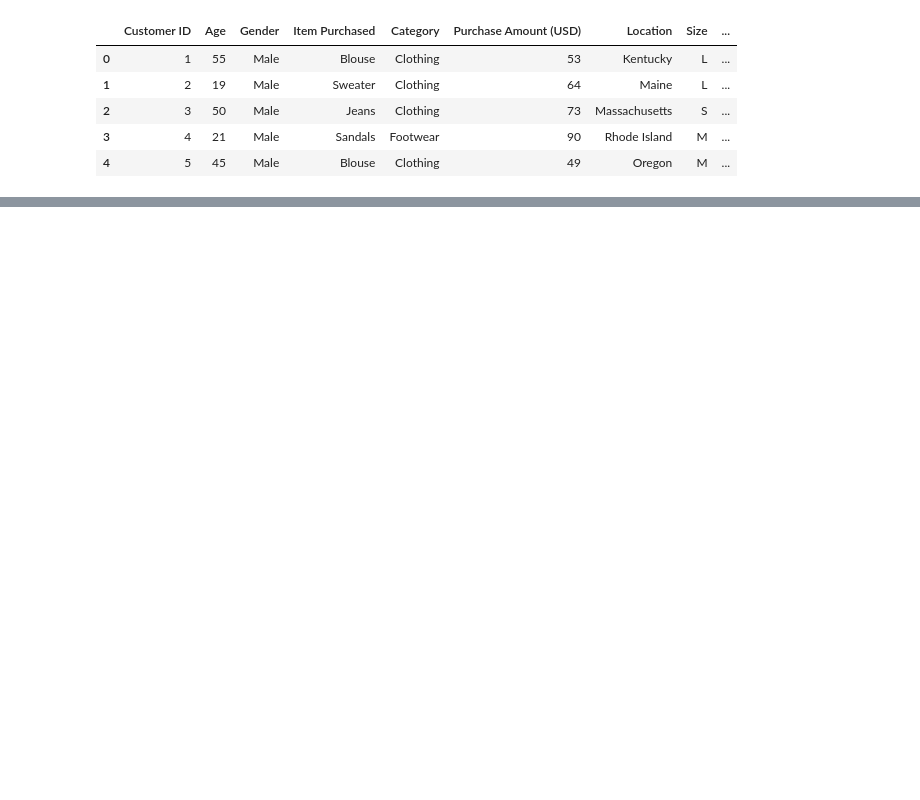
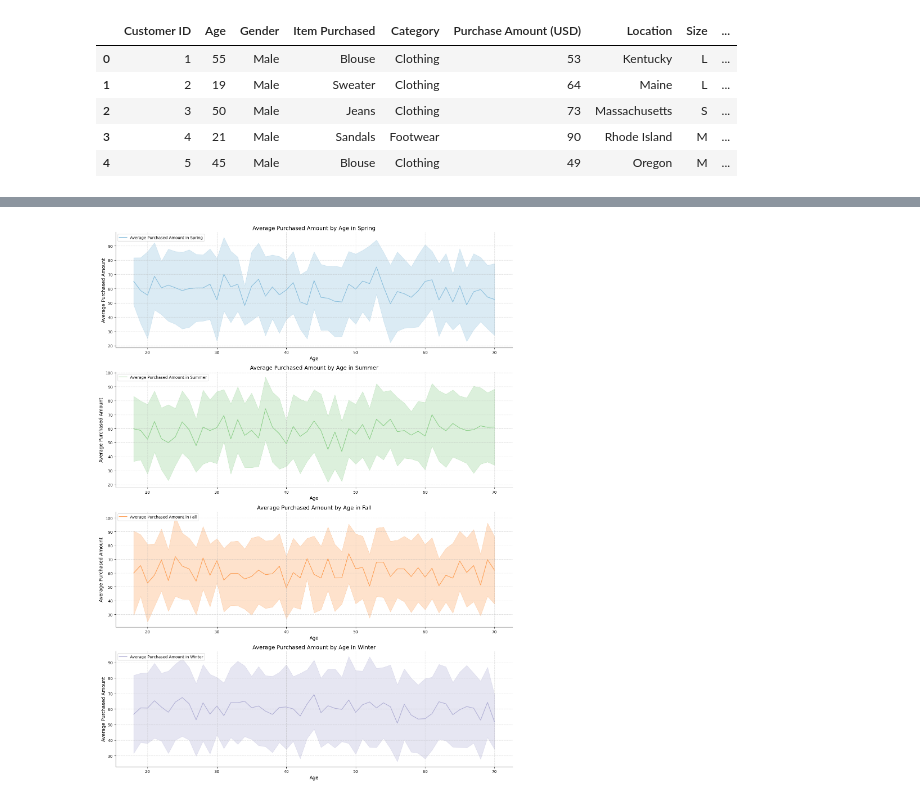
Before and after one commit to Gabeleo24/Customer-shopping-trends, a Jupyter notebook: CTPA.ipynb, the cells around one changed output, grey strips where cells are left out. Saved outputs shown, nothing was run; the diff lists cells and outputs as text; code cells hidden in the pictures; blank space fills up the shorter version.

```diff
--- a/CTPA.ipynb
+++ b/CTPA.ipynb
@@ -4,4 +4,7 @@ import numpy as np
 import matplotlib.pyplot as plt
 import seaborn as sns
 import os
-df = pd.read_csv('/Users/gabrielmancillas/Documents/GitHub/Customer-shopping-trends/shopping_trends.csv')
+
+df = pd.read_csv(
+    "/Users/gabrielmancillas/Documents/GitHub/Customer-shopping-trends/shopping_trends.csv"
+)
@@ -56,0 +199,77 @@ df.head()
+# %%
+# Python
+import matplotlib.pyplot as plt
+import seaborn as sns
+
+# Define the seasons
+Season = ["Spring", "Summer", "Fall", "Winter"]
+
+# Define color palettes for each season
+color_palettes = ["Blues", "Greens", "Oranges", "Purples"]
+
+# Create a figure with subplots for each season
+fig, axes = plt.subplots(nrows=len(Season), figsize=(15, 5 * len(Season)))
+
+# Check if we have a single season (and thus axes is not an array)
+if len(Season) == 1:
+    axes = [axes]
+
+# Loop through each season and create the plots
+for i, season in enumerate(Season):
+    # Filter the dataset for the given season
+    season_df = df[df["Season"] == season]
+
+    # Calculate the average purchased amount by age
+    avg_purchased_amount = season_df.groupby("Age")["Purchase Amount (USD)"].mean()
+
+    # Calculate the standard deviation of purchased amount by age
+    std_purchased_amount = season_df.groupby("Age")["Purchase Amount (USD)"].std()
+
+    # Create the line plot for average purchased amount by age with error bars
+    sns.lineplot(
+        x=avg_purchased_amount.index,
+        y=avg_purchased_amount.values,
+        ax=axes[i],
+        label=f"Average Purchased Amount in {season}",
+        color=sns.color_palette(color_palettes[i])[2],
+    )
+
+    # Add error bars
+    axes[i].fill_between(
+        avg_purchased_amount.index,
+        avg_purchased_amount.values - std_purchased_amount.values,
+        avg_purchased_amount.values + std_purchased_amount.values,
+        alpha=0.3,
+        color=sns.color_palette(color_palettes[i])[2],
+    )
+
+    # Add vertical lines on each '0' marker
+    for x, y in zip(avg_purchased_amount.index, avg_purchased_amount.values):
+        if y == 0:
+            axes[i].axvline(x=x, color="red", linestyle="--", alpha=0.5)
+
+    # Set titles and labels
+    axes[i].set_title(f"Average Purchased Amount by Age in {season}", fontsize=14)
+    axes[i].set_xlabel("Age", fontsize=12)
+    axes[i].set_ylabel("Average Purchased Amount", fontsize=12)
+
+    # Add a legend
+    axes[i].legend(loc="upper left", fontsize=10)
+
+    # Customize the plot style
+    axes[i].grid(True, linestyle="--", alpha=0.5)
+    axes[i].spines["top"].set_visible(False)
+    axes[i].spines["right"].set_visible(False)
+
+    # Set the tick label font size
+    axes[i].tick_params(axis="both", which="major", labelsize=10)
+
+    # Set the axis label font size
+    axes[i].xaxis.label.set_size(12)
+    axes[i].yaxis.label.set_size(12)
+
+# Adjust the layout
+plt.tight_layout()
+plt.show()
+# %% [output]
+[figure, added]
```
Also changed, not shown: parts of 14 cells of this notebook.
